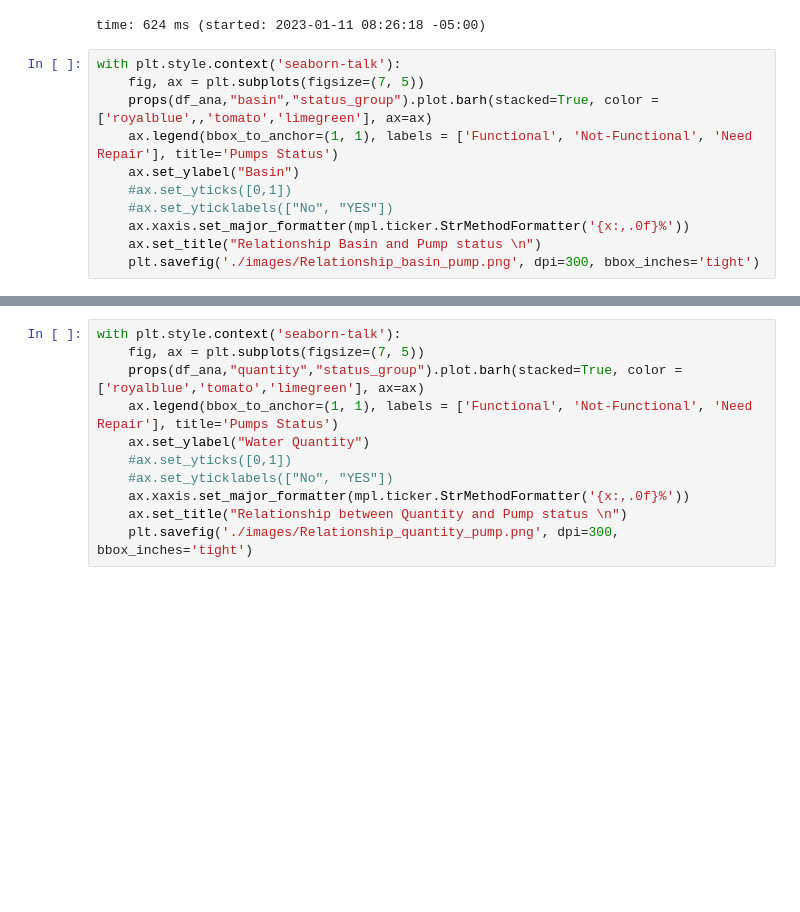
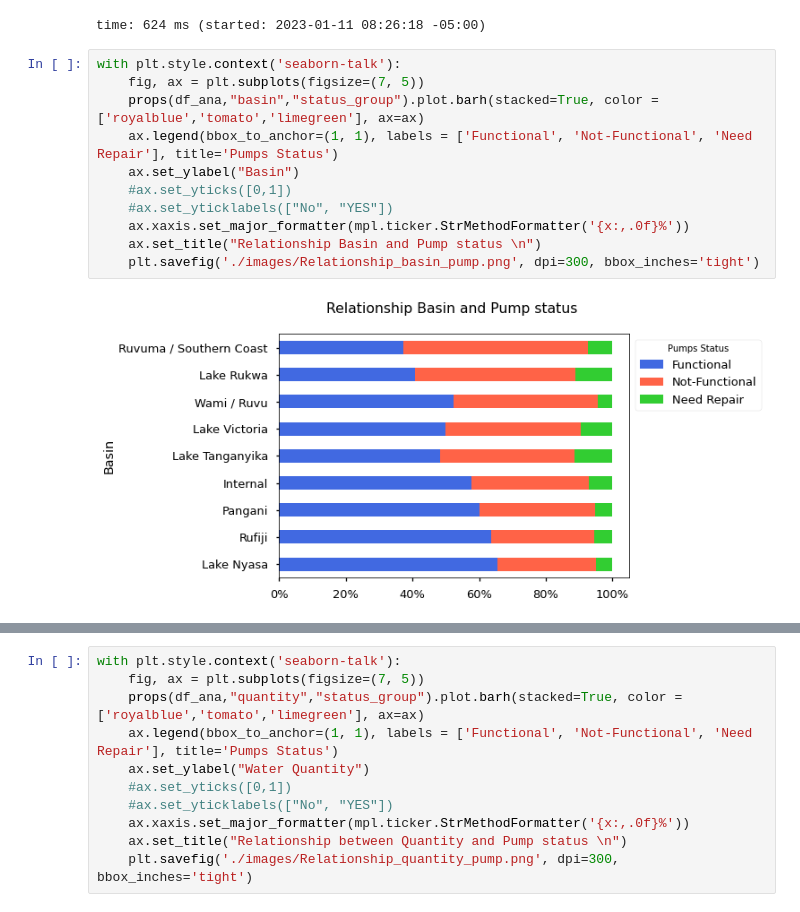
Before and after one commit to deepssharma/project_phase3_tanzania, a Jupyter notebook: models.ipynb, the cells around one changed output, grey strips where cells are left out. Saved outputs shown, nothing was run; the diff lists cells and outputs as text; blank space fills up the shorter version.

```diff
--- a/models.ipynb
+++ b/models.ipynb
@@ -2031,12 +2031,13 @@ time: 624 ms (started: 2023-01-11 08:26:18 -05:00)
 # %%
 with plt.style.context('seaborn-talk'):
     fig, ax = plt.subplots(figsize=(7, 5))
-    props(df_ana,"basin","status_group").plot.barh(stacked=True, color = ['royalblue',,'tomato','limegreen'], ax=ax)
+    props(df_ana,"basin","status_group").plot.barh(stacked=True, color = ['royalblue','tomato','limegreen'], ax=ax)
     ax.legend(bbox_to_anchor=(1, 1), labels = ['Functional', 'Not-Functional', 'Need Repair'], title='Pumps Status')
     ax.set_ylabel("Basin")
     #ax.set_yticks([0,1])
     #ax.set_yticklabels(["No", "YES"])
     ax.xaxis.set_major_formatter(mpl.ticker.StrMethodFormatter('{x:,.0f}%'))
     ax.set_title("Relationship Basin and Pump status \n")
     plt.savefig('./images/Relationship_basin_pump.png', dpi=300, bbox_inches='tight')
 # %% [output]
+[figure, added]
```
Also changed, not shown: parts of 1 cell of this notebook.
